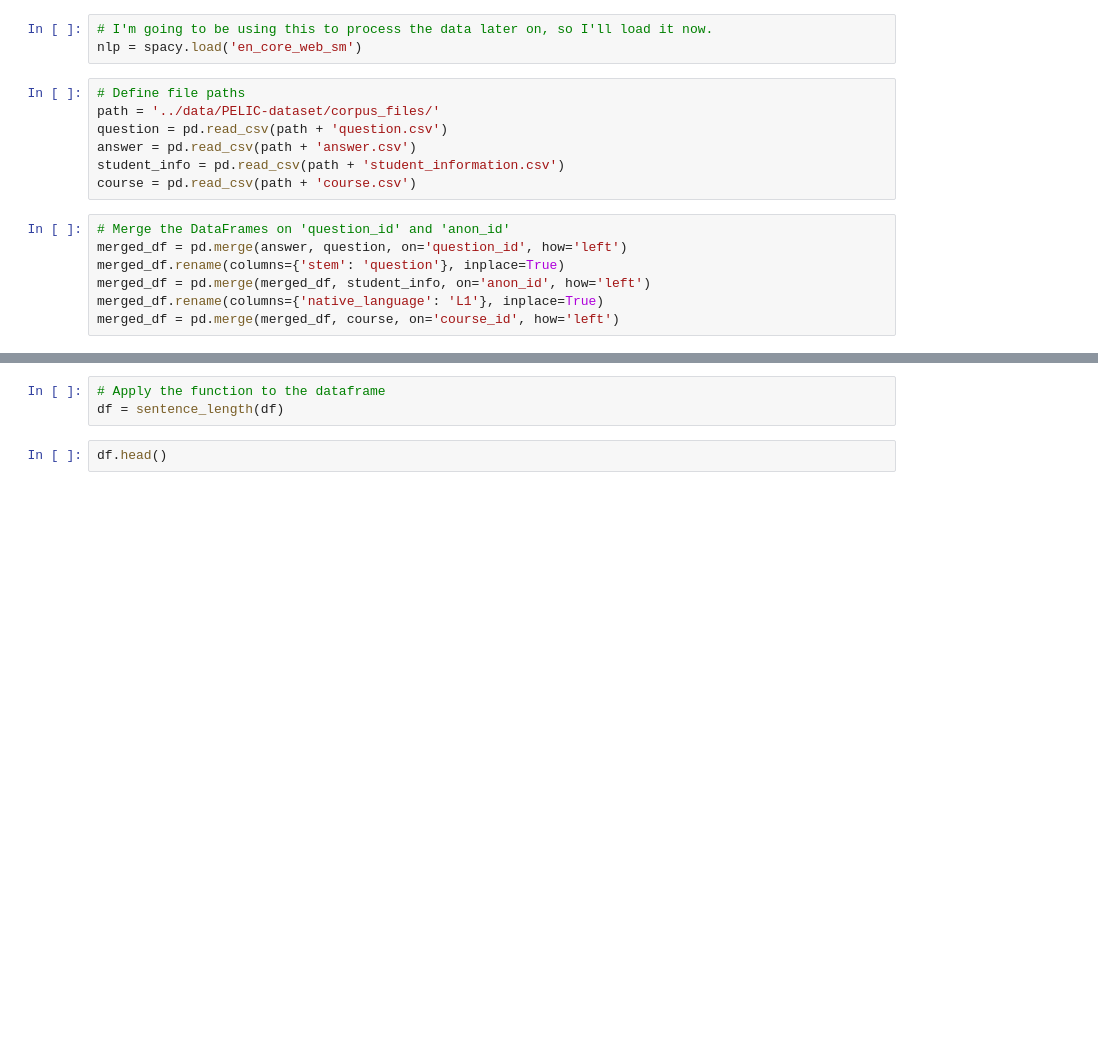
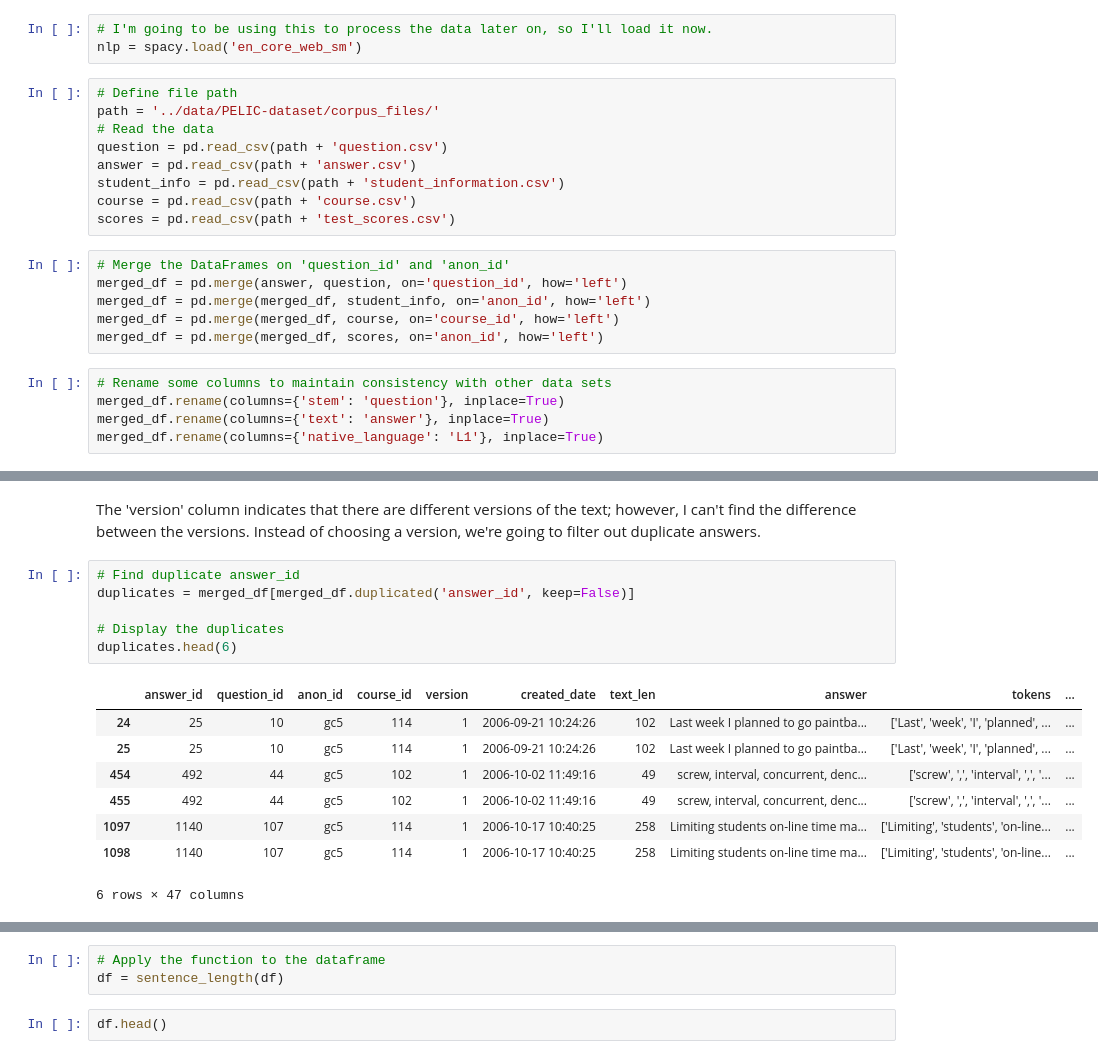
Before and after one commit to jdolane/ESL_Writing_Classification, a Jupyter notebook: notebooks/compile_clean/PELIC_Compile.ipynb, the cells around one changed output, grey strips where cells are left out. Saved outputs shown, nothing was run; the diff lists cells and outputs as text; blank space fills up the shorter version.

```diff
--- a/notebooks/compile_clean/PELIC_Compile.ipynb
+++ b/notebooks/compile_clean/PELIC_Compile.ipynb
@@ -9,17 +11,23 @@ import spacy
 # I'm going to be using this to process the data later on, so I'll load it now.
 nlp = spacy.load('en_core_web_sm')
 # %%
-# Define file paths
+# Define file path
 path = '../data/PELIC-dataset/corpus_files/'
+# Read the data
 question = pd.read_csv(path + 'question.csv')
 answer = pd.read_csv(path + 'answer.csv')
 student_info = pd.read_csv(path + 'student_information.csv')
 course = pd.read_csv(path + 'course.csv')
+scores = pd.read_csv(path + 'test_scores.csv')
 # %%
 # Merge the DataFrames on 'question_id' and 'anon_id'
 merged_df = pd.merge(answer, question, on='question_id', how='left')
-merged_df.rename(columns={'stem': 'question'}, inplace=True)
 merged_df = pd.merge(merged_df, student_info, on='anon_id', how='left')
-merged_df.rename(columns={'native_language': 'L1'}, inplace=True)
 merged_df = pd.merge(merged_df, course, on='course_id', how='left')
+merged_df = pd.merge(merged_df, scores, on='anon_id', how='left')
+# %%
+# Rename some columns to maintain consistency with other data sets
+merged_df.rename(columns={'stem': 'question'}, inplace=True)
+merged_df.rename(columns={'text': 'answer'}, inplace=True)
+merged_df.rename(columns={'native_language': 'L1'}, inplace=True)
 # %%
@@ -88,0 +80,17 @@ df = df.dropna()
+# %% [markdown]
+The 'version' column indicates that there are different versions of the text; however, I can't find the difference between the versions. Instead of choosing a version, we're going to filter out duplicate answers.
+# %%
+# Find duplicate answer_id
+duplicates = merged_df[merged_df.duplicated('answer_id', keep=False)]
+
+# Display the duplicates
+duplicates.head(6)
+# %% [output]
+|  | answer_id | question_id | anon_id | course_id | version | created_date | text_len | answer | tokens | ... |
+| 24 | 25 | 10 | gc5 | 114 | 1 | 2006-09-21 10:24:26 | 102 | Last week I planned to go paintba... | ['Last', 'week', 'I', 'planned', ... | ... |
+| 25 | 25 | 10 | gc5 | 114 | 1 | 2006-09-21 10:24:26 | 102 | Last week I planned to go paintba... | ['Last', 'week', 'I', 'planned', ... | ... |
+| 454 | 492 | 44 | gc5 | 102 | 1 | 2006-10-02 11:49:16 | 49 | screw, interval, concurrent, denc... | ['screw', ',', 'interval', ',', '... | ... |
+| 455 | 492 | 44 | gc5 | 102 | 1 | 2006-10-02 11:49:16 | 49 | screw, interval, concurrent, denc... | ['screw', ',', 'interval', ',', '... | ... |
+| 1097 | 1140 | 107 | gc5 | 114 | 1 | 2006-10-17 10:40:25 | 258 | Limiting students on-line time ma... | ['Limiting', 'students', 'on-line... | ... |
+| 1098 | 1140 | 107 | gc5 | 114 | 1 | 2006-10-17 10:40:25 | 258 | Limiting students on-line time ma... | ['Limiting', 'students', 'on-line... | ... |
+6 rows × 47 columns
```
Also changed, not shown: parts of 32 cells of this notebook.
